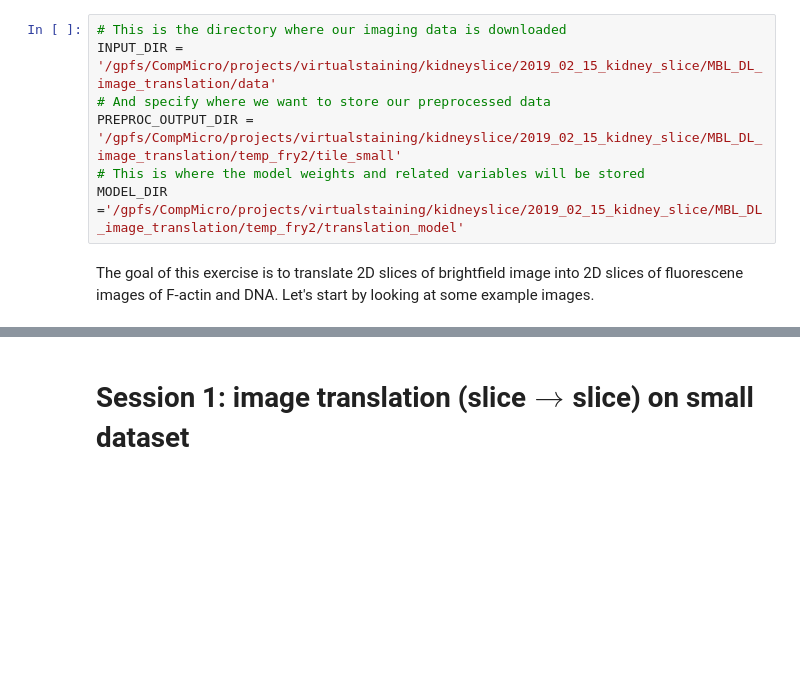
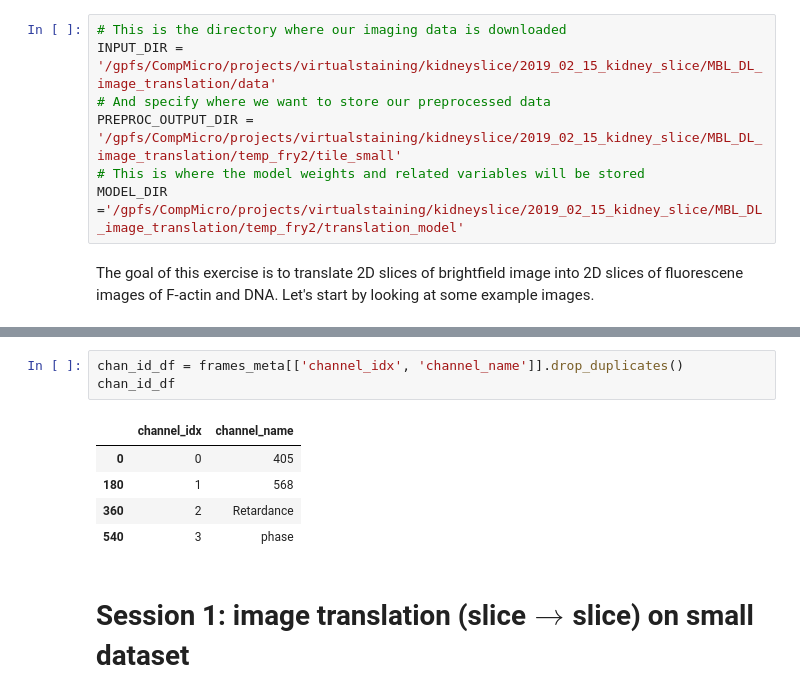
Before and after one commit to mehta-lab/microDL, a Jupyter notebook: notebooks/image_translation.ipynb, the cells around one changed output, grey strips where cells are left out. Drawn from its saved outputs; the diff is of its cells as text; blank space fills up the shorter version.

```diff
--- a/notebooks/image_translation.ipynb
+++ b/notebooks/image_translation.ipynb
@@ -96,3 +116,12 @@ plt.close('all')
+# %%
+chan_id_df = frames_meta[['channel_idx', 'channel_name']].drop_duplicates()
+chan_id_df
+# %% [output]
+|  | channel_idx | channel_name |
+| 0 | 0 | 405 |
+| 180 | 1 | 568 |
+| 360 | 2 | Retardance |
+| 540 | 3 | phase |
 # %% [markdown]
 # Session 1: image translation (slice$\rightarrow$slice) on small dataset
 # %% [markdown]
```
Also changed, not shown: parts of 11 cells of this notebook, 1 other file.
